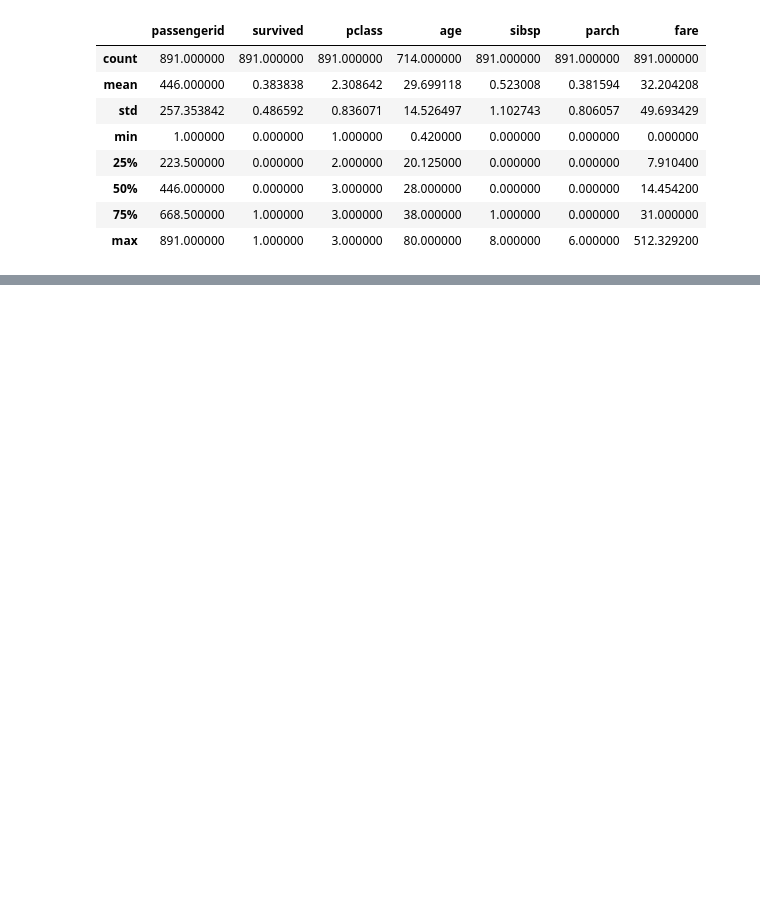
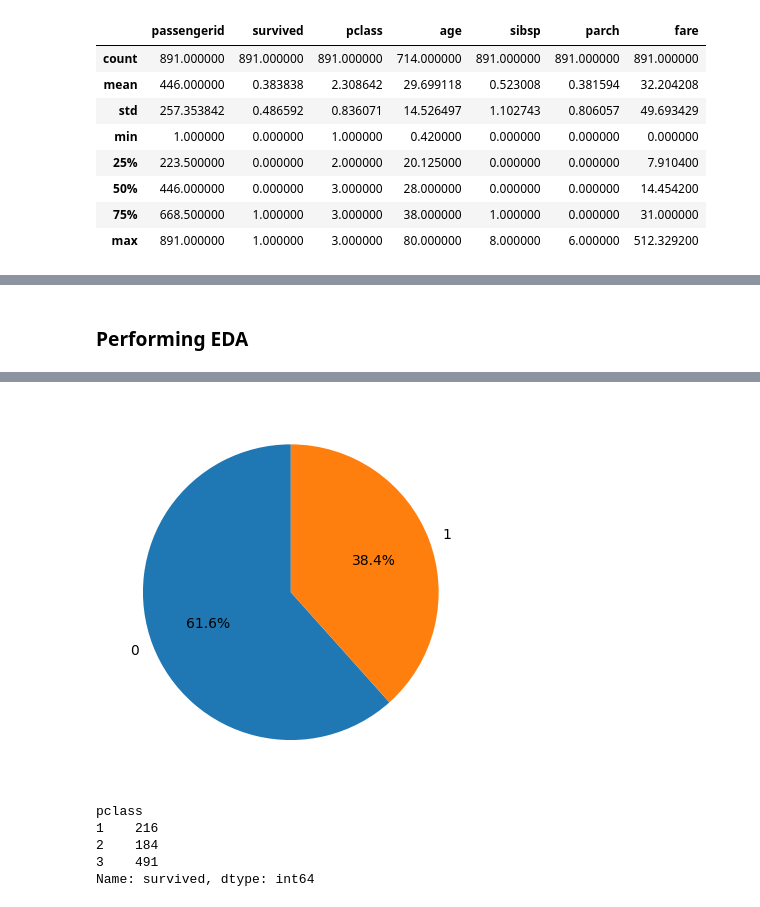
Before and after one commit to Queenzy-Ongeye/TitanicSurvivalAnalysis, a Jupyter notebook: index.ipynb, the cells around one changed output, grey strips where cells are left out. Cells and saved outputs as stored; diff of their text form; code cells hidden in the pictures; blank space fills up the shorter version.

```diff
--- a/index.ipynb
+++ b/index.ipynb
@@ -120,0 +148,4 @@ df.describe()
+# %%
+# filling in age by the mean
+df['age'] = df['age'].fillna(mean_age)
+df['age'].head()
@@ -120,0 +182,6 @@ df.describe()
+# %%
+# Replace empty strings and spaces with NaN
+df["cabin"] = df["cabin"].replace(r'^\s*$', np.nan, regex=True)
+
+# Now check for null values
+print(df["cabin"].isnull().sum())
@@ -120,0 +196,4 @@ df.describe()
+# %%
+# filling in the missing values of the cabin using the ticket
+df["cabin"] = df.groupby("ticket")["cabin"].transform(lambda x: x.fillna(x.mode().iloc[0] if not x.mode().empty else "Unknown"))
+df['cabin'].head(100)
@@ -120,0 +218,5 @@ df.describe()
+# %%
+# Dropping unimportant features
+drop_list = ['name', 'ticket', 'cabin', 'passengerid']
+df_cleaned = df.drop(drop_list, axis=1)
+df_cleaned.head()
@@ -120,0 +239,8 @@ df.describe()
+# %% [markdown]
+### Performing EDA
+# %%
+# Ratio of people who survived and those who didn't
+survived_counts = df_cleaned['survived'].value_counts()
+plt.pie(survived_counts, labels=survived_counts.index, autopct='%1.1f%%', startangle=90)
+plt.show()
+# %% [output]
@@ -120,0 +249,11 @@ df.describe()
+[figure, added]
+# %%
+# Total number of passengers per pclass
+total_passengers_by_pclass = df_cleaned.groupby('pclass')['survived'].count()
+print(total_passengers_by_pclass)
+# %% [output]
+pclass
+1    216
+2    184
+3    491
+Name: survived, dtype: int64
```
Also changed, not shown: parts of 28 cells of this notebook.
